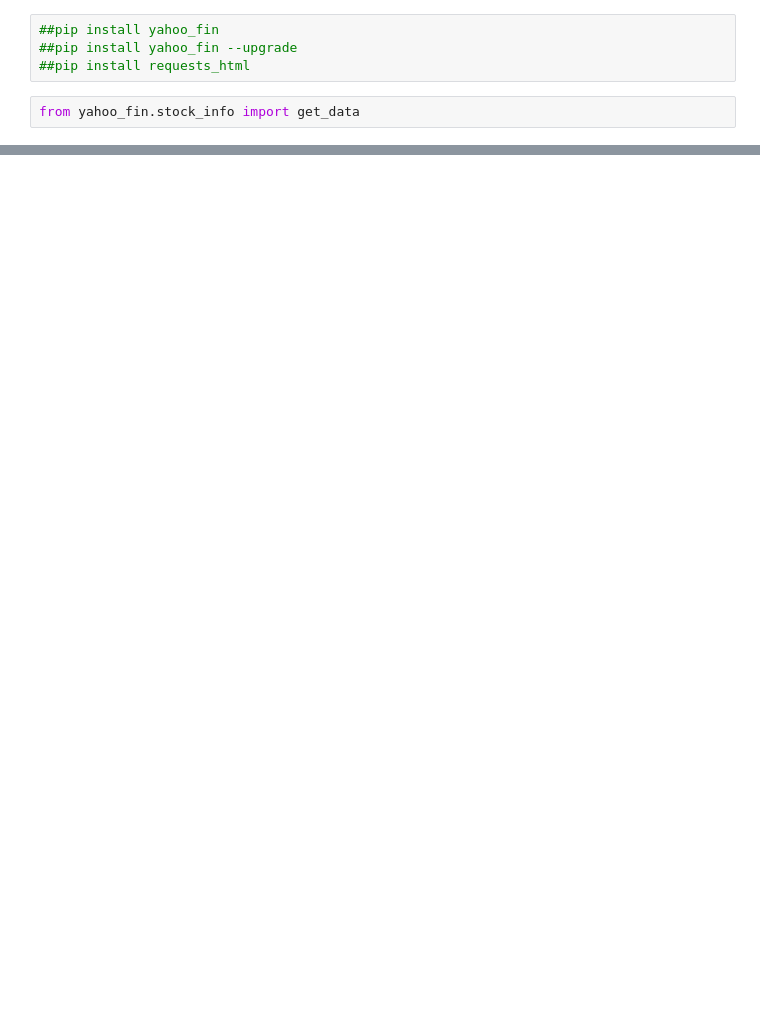
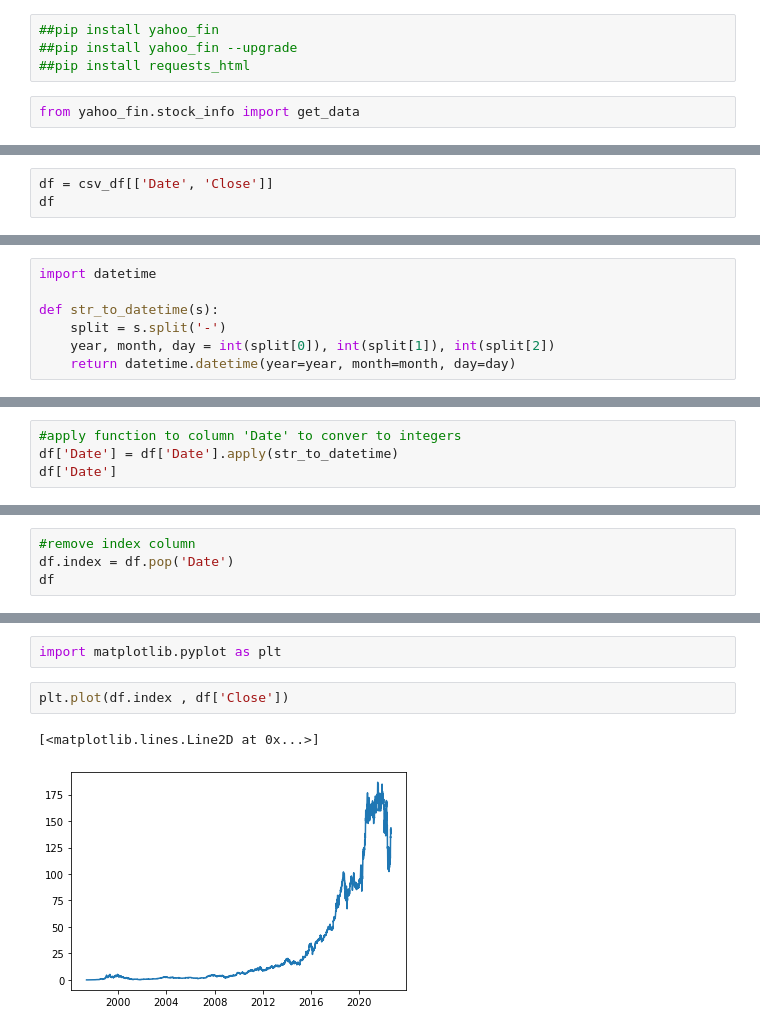
Before and after one commit to Martamorningham/Final_Project, a Jupyter notebook: Stocks.ipynb, the cells around one changed output, grey strips where cells are left out. Saved outputs shown, nothing was run; the diff lists cells and outputs as text; blank space fills up the shorter version.

```diff
--- a/Stocks.ipynb
+++ b/Stocks.ipynb
@@ -23,0 +37,3 @@ amzn_weekly
+# %%
+df = csv_df[['Date', 'Close']]
+df
@@ -23,0 +69,7 @@ amzn_weekly
+# %%
+import datetime
+
+def str_to_datetime(s):
+    split = s.split('-')
+    year, month, day = int(split[0]), int(split[1]), int(split[2])
+    return datetime.datetime(year=year, month=month, day=day)
@@ -23,0 +81,4 @@ amzn_weekly
+# %%
+#apply function to column 'Date' to conver to integers
+df['Date'] = df['Date'].apply(str_to_datetime)
+df['Date']
@@ -23,0 +102,4 @@ amzn_weekly
+# %%
+#remove index column
+df.index = df.pop('Date')
+df
@@ -23,0 +121,7 @@ amzn_weekly
+# %%
+import matplotlib.pyplot as plt
+# %%
+plt.plot(df.index , df['Close'])
+# %% [output]
+[<matplotlib.lines.Line2D at 0x...>]
+[figure, added]
```
Also changed, not shown: parts of 19 cells of this notebook, 1 other file.
